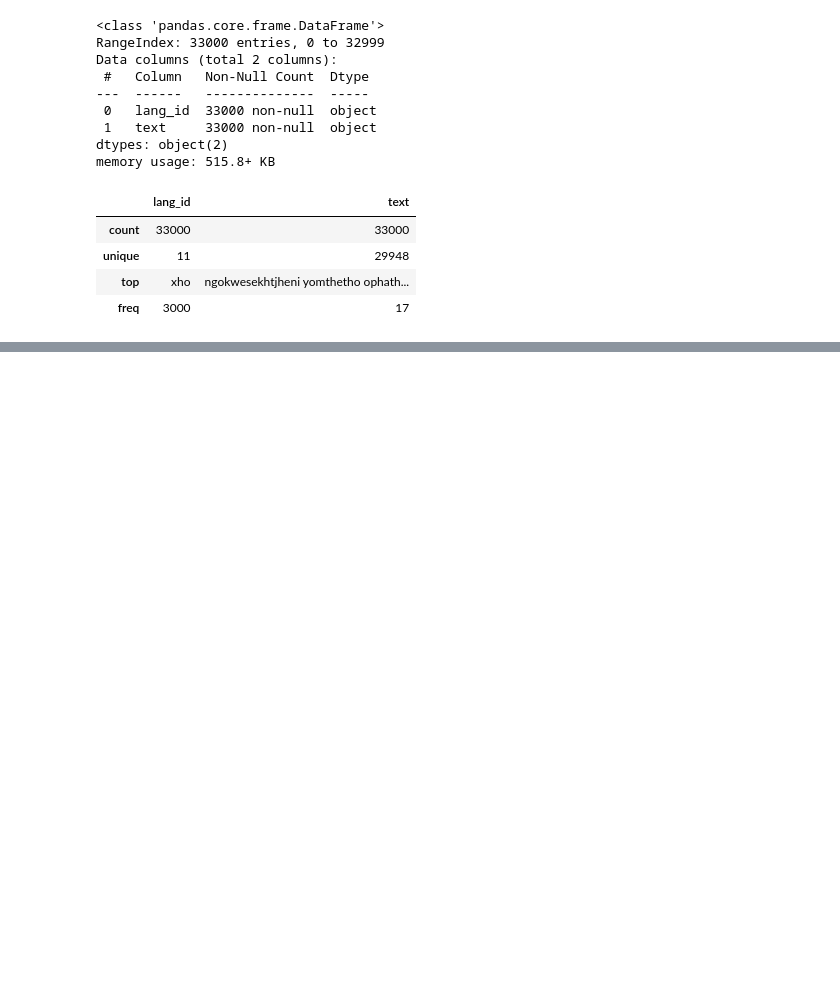
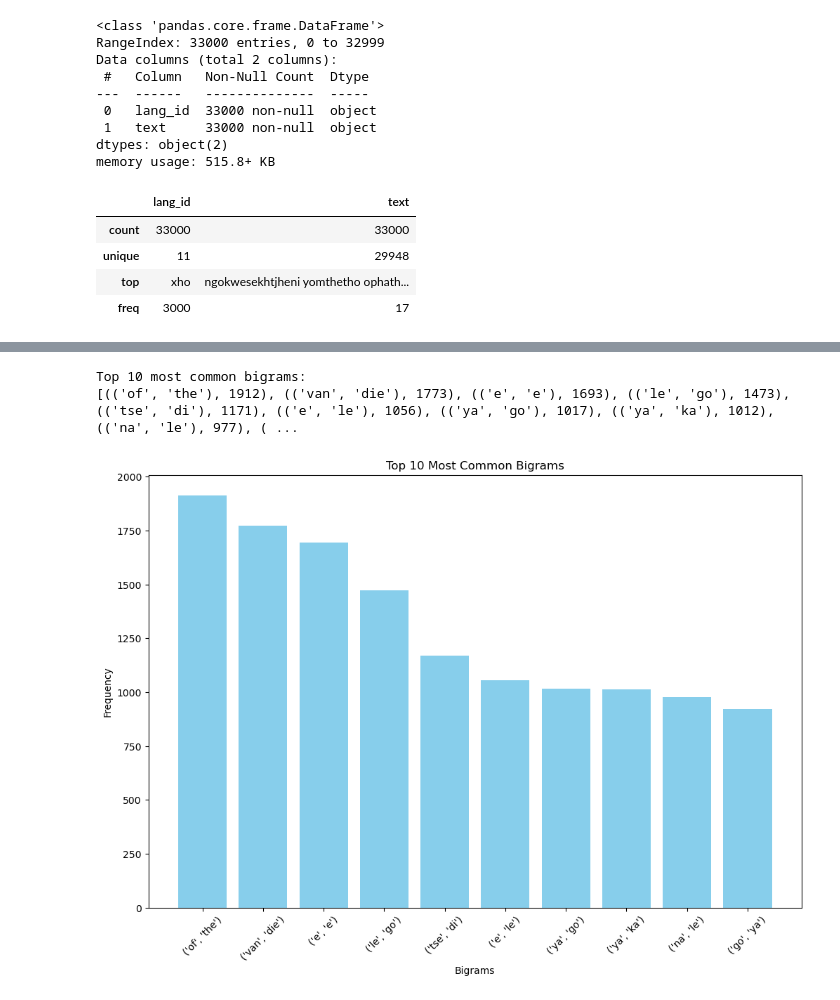
Before and after one commit to Mohau-Khanye/South_African_Identification_Hack_Mohau2023, a Jupyter notebook: Language Identification Hackathon .ipynb, the cells around one changed output, grey strips where cells are left out. Cells and saved outputs as stored; diff of their text form; code cells hidden in the pictures; blank space fills up the shorter version.

```diff
--- a/Language Identification Hackathon .ipynb
+++ b/Language Identification Hackathon .ipynb
@@ -120,0 +219,34 @@ plt.show()
+# %%
+# Cell 8: Extract Bigrams (you can add this cell after the previous ones)
+from nltk import ngrams
+
+# Assuming 'words' is your list of tokenized words
+bigrams = list(ngrams(words, 2))  # Change 2 to 3 for trigrams
+
+# Display the top N most common bigrams
+bigram_freq = Counter(bigrams)
+top_bigrams = bigram_freq.most_common(10)  # Change 10 to the desired number of top bigrams
+print(f"Top 10 most common bigrams:\n{top_bigrams}")
+# %% [output]
+Top 10 most common bigrams:
+[(('of', 'the'), 1912), (('van', 'die'), 1773), (('e', 'e'), 1693), (('le', 'go'), 1473), (('tse', 'di'), 1171), (('e', 'le'), 1056), (('ya', 'go'), 1017), (('ya', 'ka'), 1012), (('na', 'le'), 977), ( ...
+# %%
+# Cell 9: Visualization of Bigrams (replace the previous Cell 9)
+# Create a bar chart for bigram frequencies
+plt.figure(figsize=(12, 8))
+
+# Unpack bigrams and their frequencies
+bigram_labels, bigram_counts = zip(*top_bigrams)
+
+# Plot the bar chart
+plt.bar(range(len(bigram_labels)), bigram_counts, color='skyblue')
+
+# Set x-axis ticks and labels
+plt.xticks(range(len(bigram_labels)), bigram_labels, rotation=45)
+
+plt.title('Top 10 Most Common Bigrams')
+plt.xlabel('Bigrams')
+plt.ylabel('Frequency')
+plt.show()
+# %% [output]
+[figure, added]
```
Also changed, not shown: parts of 36 cells of this notebook, 5 other files.
